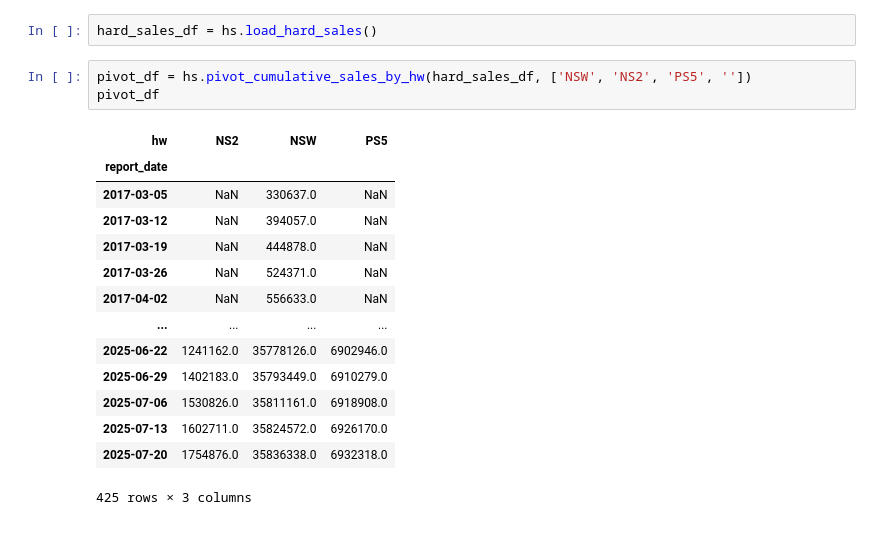
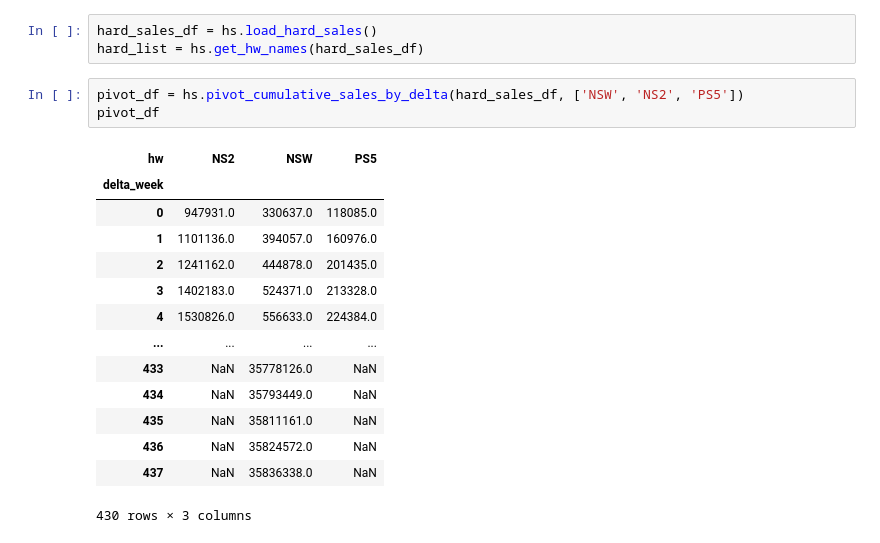
Before and after one commit to hidenden/gamedata, a Jupyter notebook: analysis/cumulative_graph.ipynb, the cells around one changed output. Cells and saved outputs as stored; diff of their text form.

```diff
--- a/analysis/cumulative_graph.ipynb
+++ b/analysis/cumulative_graph.ipynb
@@ -8,20 +13,21 @@ import matplotlib.pyplot as plt
 # %%
 hard_sales_df = hs.load_hard_sales()
+hard_list = hs.get_hw_names(hard_sales_df)
 # %%
-pivot_df = hs.pivot_cumulative_sales_by_hw(hard_sales_df, ['NSW', 'NS2', 'PS5', ''])
+pivot_df = hs.pivot_cumulative_sales_by_delta(hard_sales_df, ['NSW', 'NS2', 'PS5'])
 pivot_df
 # %% [output]
 | hw | NS2 | NSW | PS5 |
-| report_date |  |  |  |
-| 2017-03-05 | NaN | 330637.0 | NaN |
-| 2017-03-12 | NaN | 394057.0 | NaN |
-| 2017-03-19 | NaN | 444878.0 | NaN |
-| 2017-03-26 | NaN | 524371.0 | NaN |
-| 2017-04-02 | NaN | 556633.0 | NaN |
+| delta_week |  |  |  |
+| 0 | 947931.0 | 330637.0 | 118085.0 |
+| 1 | 1101136.0 | 394057.0 | 160976.0 |
+| 2 | 1241162.0 | 444878.0 | 201435.0 |
+| 3 | 1402183.0 | 524371.0 | 213328.0 |
+| 4 | 1530826.0 | 556633.0 | 224384.0 |
 | ... | ... | ... | ... |
-| 2025-06-22 | 1241162.0 | 35778126.0 | 6902946.0 |
-| 2025-06-29 | 1402183.0 | 35793449.0 | 6910279.0 |
-| 2025-07-06 | 1530826.0 | 35811161.0 | 6918908.0 |
-| 2025-07-13 | 1602711.0 | 35824572.0 | 6926170.0 |
-| 2025-07-20 | 1754876.0 | 35836338.0 | 6932318.0 |
+| 433 | NaN | 35778126.0 | NaN |
+| 434 | NaN | 35793449.0 | NaN |
+| 435 | NaN | 35811161.0 | NaN |
+| 436 | NaN | 35824572.0 | NaN |
+| 437 | NaN | 35836338.0 | NaN |
-425 rows × 3 columns
+430 rows × 3 columns
```
Also changed, not shown: parts of 11 cells of this notebook, 3 other files.
